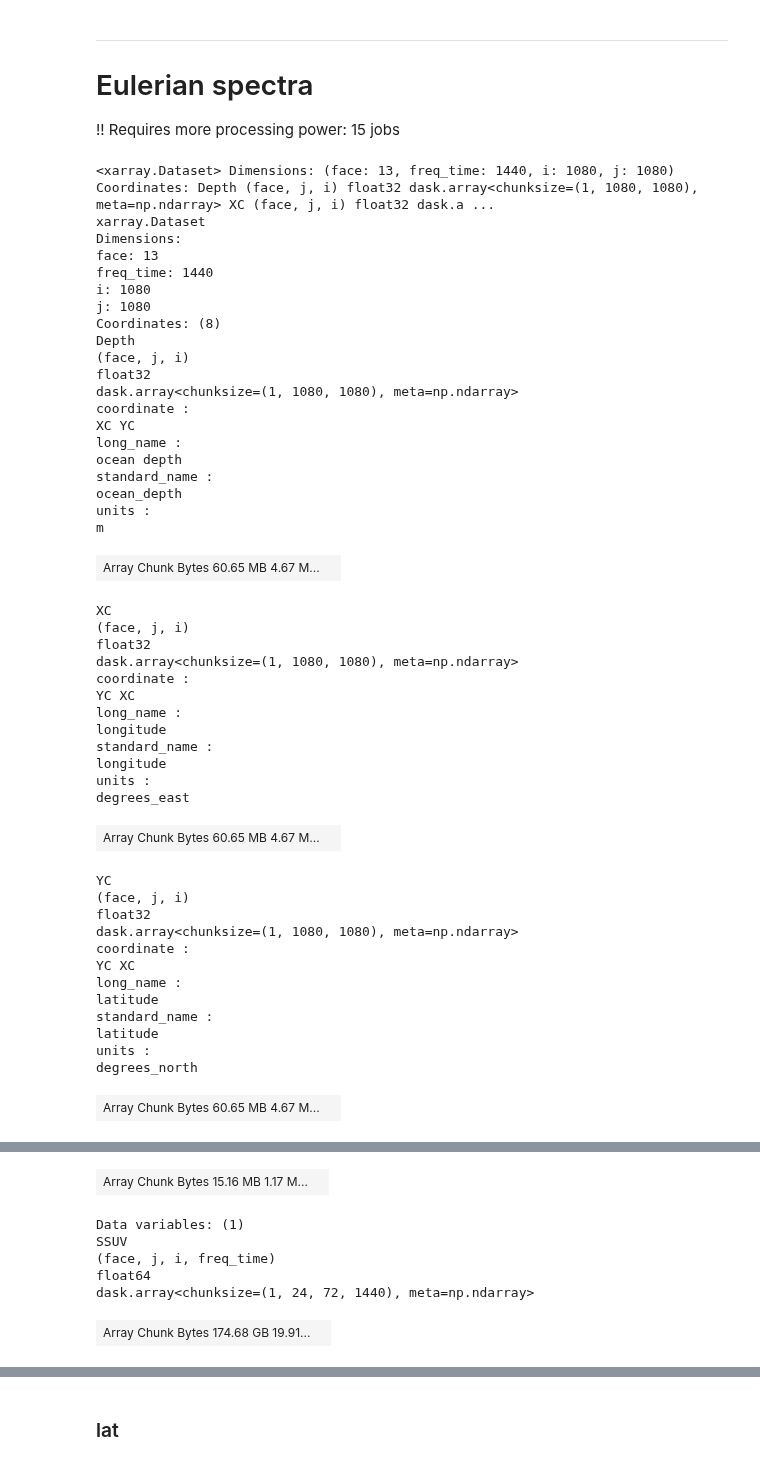
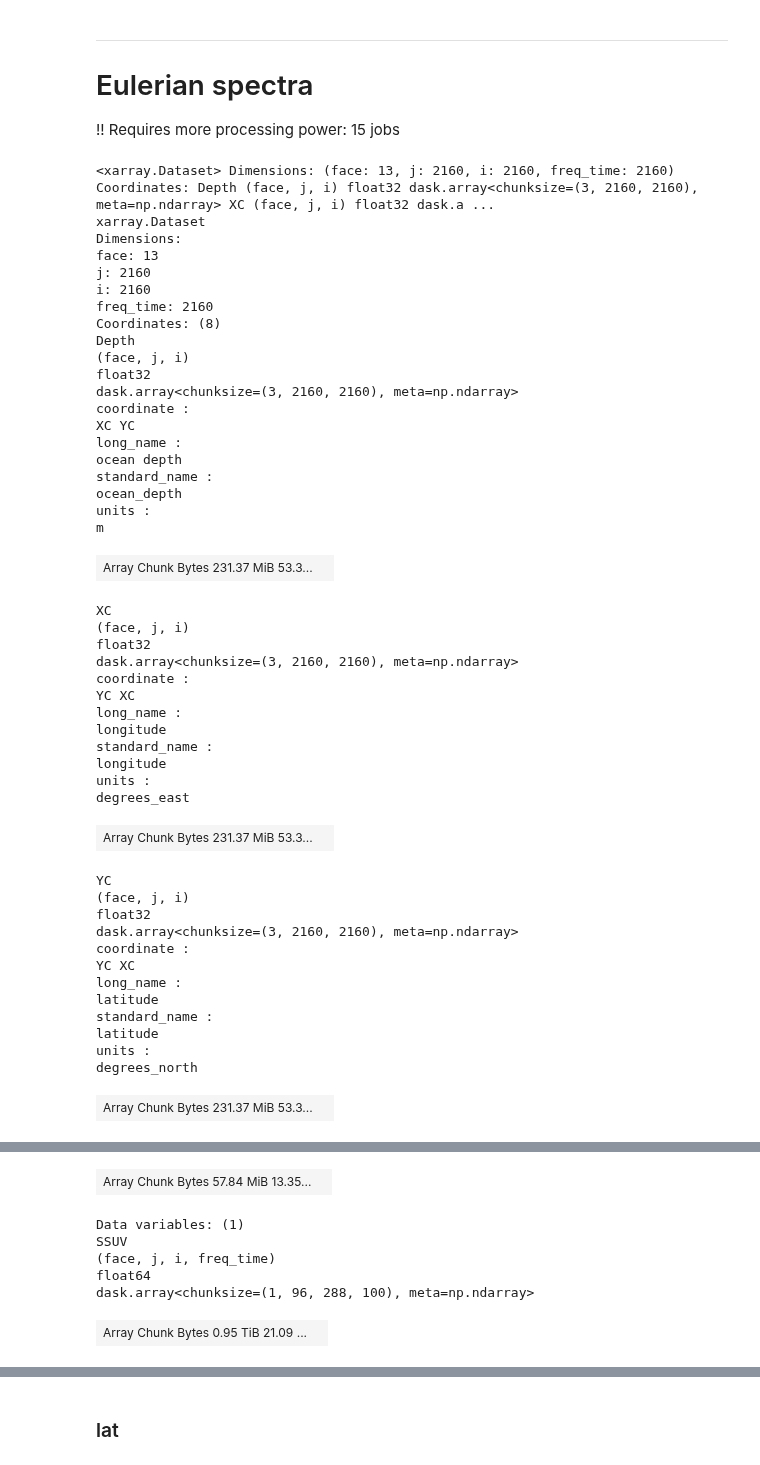
Before and after one commit to apatlpo/mit_equinox, a Jupyter notebook: parcels/spectra_binned.ipynb, the cells around one changed output, grey strips where cells are left out. Saved outputs shown, nothing was run; the diff lists cells and outputs as text; code cells hidden in the pictures.

```diff
--- a/parcels/spectra_binned.ipynb
+++ b/parcels/spectra_binned.ipynb
@@ -255,36 +276,41 @@ spectra_temperature_lon_lat_bands diagnostics stored in /home1/datawork/aponte/p
 
 !! Requires more processing power: 15 jobs
 # %%
-ds = xr.open_zarr(os.path.join(ut.root_data_dir,'diags/SSUV.zarr'))
+#zarr = 'spectra_SSUV_T30_nomean.zarr'
+#zarr = 'spectra_SSUV_T60_nomean.zarr'
+zarr = 'spectra_SSUV_T90_nomean.zarr'
+
+ds = xr.open_zarr(os.path.join(ut.root_data_dir,'diags', zarr))
 ds = ds.where(ds.Depth>500, drop=False)
+ds = ds.chunk(dict(freq_time=100))
 ds = ds.persist()
 ds
 # %% [output]
-<xarray.Dataset> Dimensions: (face: 13, freq_time: 1440, i: 1080, j: 1080) Coordinates: Depth (face, j, i) float32 dask.array<chunksize=(1, 1080, 1080), meta=np.ndarray> XC (face, j, i) float32 dask.a ...
+<xarray.Dataset> Dimensions: (face: 13, j: 2160, i: 2160, freq_time: 2160) Coordinates: Depth (face, j, i) float32 dask.array<chunksize=(3, 2160, 2160), meta=np.ndarray> XC (face, j, i) float32 dask.a ...
 xarray.Dataset
 Dimensions:
 face: 13
-freq_time: 1440
-i: 1080
-j: 1080
+j: 2160
+i: 2160
+freq_time: 2160
 Coordinates: (8)
 Depth
 (face, j, i)
 float32
-dask.array<chunksize=(1, 1080, 1080), meta=np.ndarray>
+dask.array<chunksize=(3, 2160, 2160), meta=np.ndarray>
 coordinate :
 XC YC
 long_name :
 ocean depth
 standard_name :
 ocean_depth
 units :
 m
-| Array Chunk Bytes 60.65 MB 4.67 M... |  |
+| Array Chunk Bytes 231.37 MiB 53.3... |  |
 XC
 (face, j, i)
 float32
-dask.array<chunksize=(1, 1080, 1080), meta=np.ndarray>
+dask.array<chunksize=(3, 2160, 2160), meta=np.ndarray>
 coordinate :
 YC XC
 long_name :
@@ -293,11 +319,11 @@ standard_name :
 longitude
 units :
 degrees_east
-| Array Chunk Bytes 60.65 MB 4.67 M... |  |
+| Array Chunk Bytes 231.37 MiB 53.3... |  |
 YC
 (face, j, i)
 float32
-dask.array<chunksize=(1, 1080, 1080), meta=np.ndarray>
+dask.array<chunksize=(3, 2160, 2160), meta=np.ndarray>
 coordinate :
 YC XC
 long_name :
@@ -306,7 +332,7 @@ standard_name :
 latitude
 units :
 degrees_north
-| Array Chunk Bytes 60.65 MB 4.67 M... |  |
+| Array Chunk Bytes 231.37 MiB 53.3... |  |
 face
 (face)
 int64
@@ -327,7 +353,7 @@ dask.array<chunksize=(1, 1080, 1080), meta=np.ndarray>
-| Array Chunk Bytes 15.16 MB 1.17 M... |  |
+| Array Chunk Bytes 57.84 MiB 13.35... |  |
 Data variables: (1)
 SSUV
 (face, j, i, freq_time)
 float64
-dask.array<chunksize=(1, 24, 72, 1440), meta=np.ndarray>
+dask.array<chunksize=(1, 96, 288, 100), meta=np.ndarray>
-| Array Chunk Bytes 174.68 GB 19.91... |  |
+| Array Chunk Bytes 0.95 TiB 21.09 ... |  |
```
Also changed, not shown: parts of 25 cells of this notebook, 6 other files.
